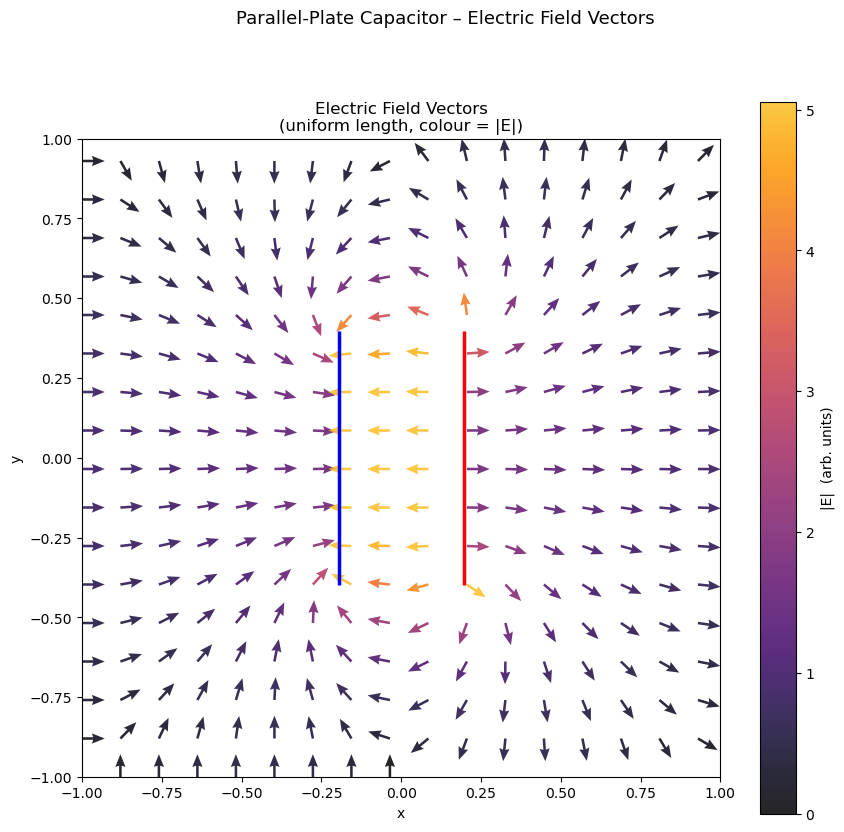
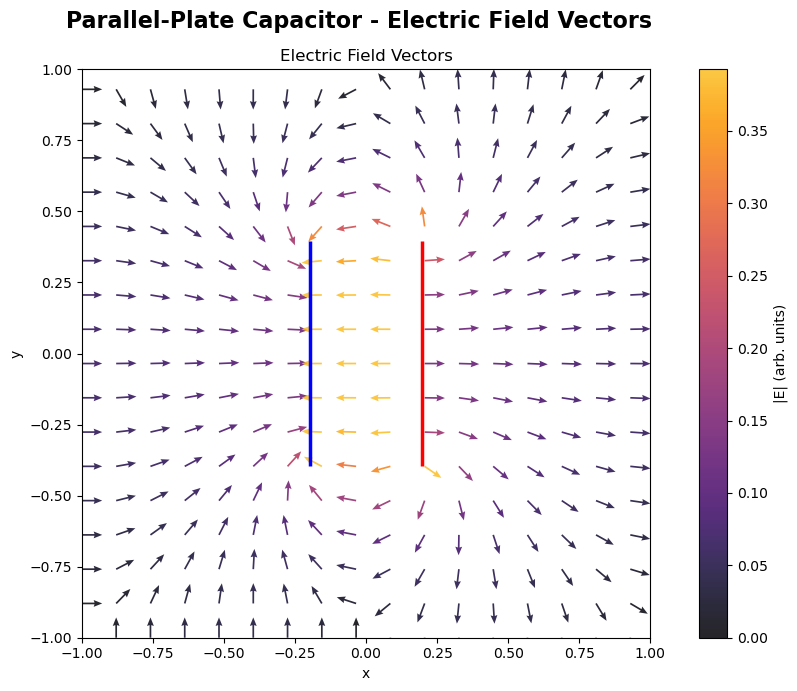
Unified diff of the notebook cell whose output changed from the first chart to the second:
--- before
+++ after
@@ -2,15 +2,15 @@
     "inferno_dark", plt.cm.inferno(np.linspace(0, 0.85, 256)))
 
-fig2, ax = plt.subplots(figsize=(9, 9), dpi=100, facecolor="white")
-fig2.suptitle("Parallel-Plate Capacitor – Electric Field Vectors", fontsize=13)
+fig2, ax = plt.subplots(figsize=(10, 7), dpi=100, facecolor="white")
+fig2.suptitle("Parallel-Plate Capacitor - Electric Field Vectors", fontsize=16, fontweight="semibold")
 
-vmax1 = float(np.percentile(Eq[Eq > 0], 95))  # 95th percentile avoidsspikes washing out the colormap
+vmax1 = float(np.percentile(Eq[Eq > 0], 95))
 norm1 = Normalize(vmin=0, vmax=vmax1)
 qv = ax.quiver(xq, yq, Exh, Eyh, Eq,
                cmap=inferno_dark, norm=norm1,
-               angles="xy", scale=28, width=0.004,
+               angles="xy", scale=28, width=0.003,
                headwidth=4, headlength=5, alpha=0.85)
-fig2.colorbar(qv, ax=ax, label="|E|  (arb. units)", shrink=0.85)
-ax.set_title("Electric Field Vectors\n(uniform length, colour = |E|)")
+fig2.colorbar(qv, ax=ax, label="|E| (arb. units)")
+ax.set_title("Electric Field Vectors")
 ax.set_xlabel("x"); ax.set_ylabel("y")
 ax.set_aspect("equal")

Commit: Update PHYS_486_Homework_4.ipynb